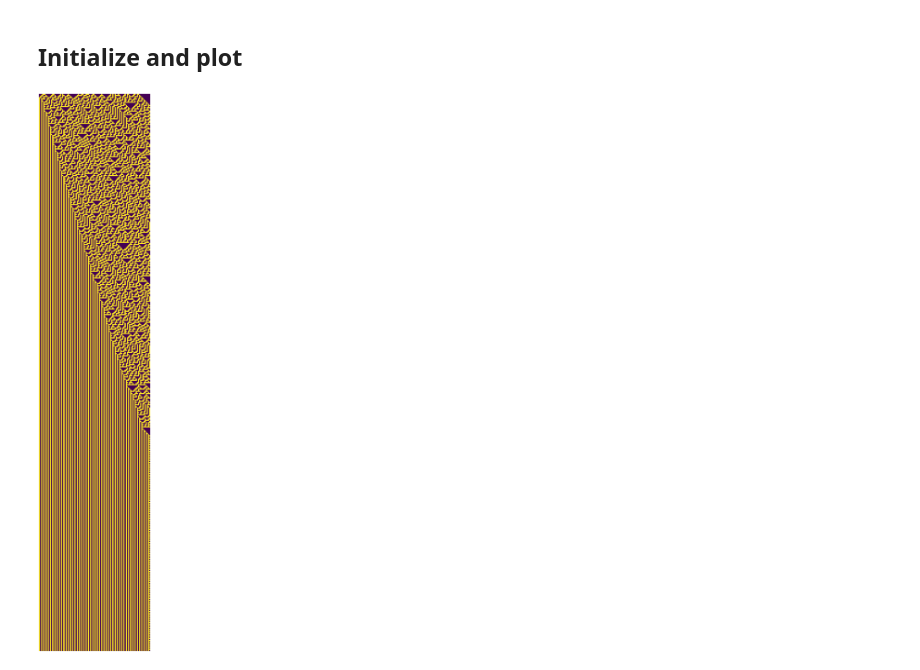
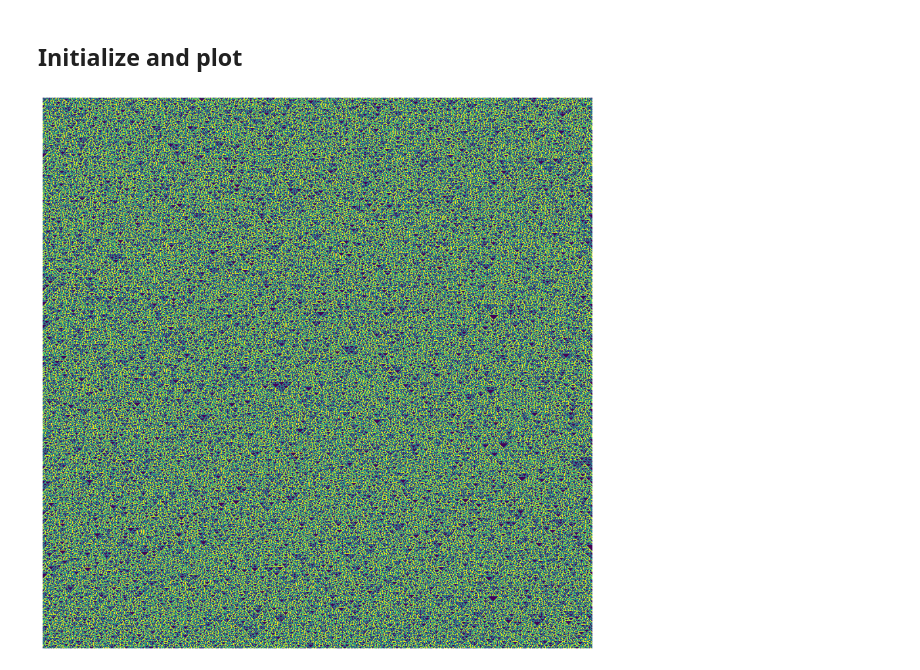
Before and after one commit to AlxndrMlk/complexity, a Jupyter notebook: cellular-automata/00__1D_cellular_automaton.ipynb, the cells around one changed output. Cells and saved outputs as stored; diff of their text form; code cells hidden in the pictures.

```diff
--- a/cellular-automata/00__1D_cellular_automaton.ipynb
+++ b/cellular-automata/00__1D_cellular_automaton.ipynb
@@ -17,7 +17,8 @@ class Cellular1D:
 
     def run(self, n_timesteps, window=[4, 2, 1]): # Window [4, 2, 1] interprets the neighborhood as a binary number
 
-        """Runs the automaton for `n_timesteps` steps."""
+        """Runs the automaton for `n_timesteps` steps.
+        Window 4, 2, 1 inspired by Downey's Think Complexity'"""
 
         self.grid = np.zeros([n_timesteps + 1, self.init_state.shape[0]])
 
@@ -41,23 +42,23 @@ def get_rule(rule):
 ## Initialize and plot
 # %%
 # Define hyperparams
-RULE = 30
-STEPS = 500
-WIDTH = 100
-P = .3
+RULE = 90
+STEPS = 1000
+WIDTH = 1000
+P = .5
 # %%
 # Define params
 init_state = np.random.binomial(1, P, WIDTH)
 rule = get_rule(RULE)
 
 # Initialize the automaton
 c1 = Cellular1D(init_state, rule)
 
 grid = c1.run(STEPS)
 
-plt.figure(figsize=(15, 100))
+plt.figure(figsize=(15, 200))
 plt.imshow(grid, interpolation=None)
 plt.axis('off')
 plt.show()
 # %% [output]
-[figure, old version]
+[figure, new version]
```
Also changed, not shown: 1 other file.
